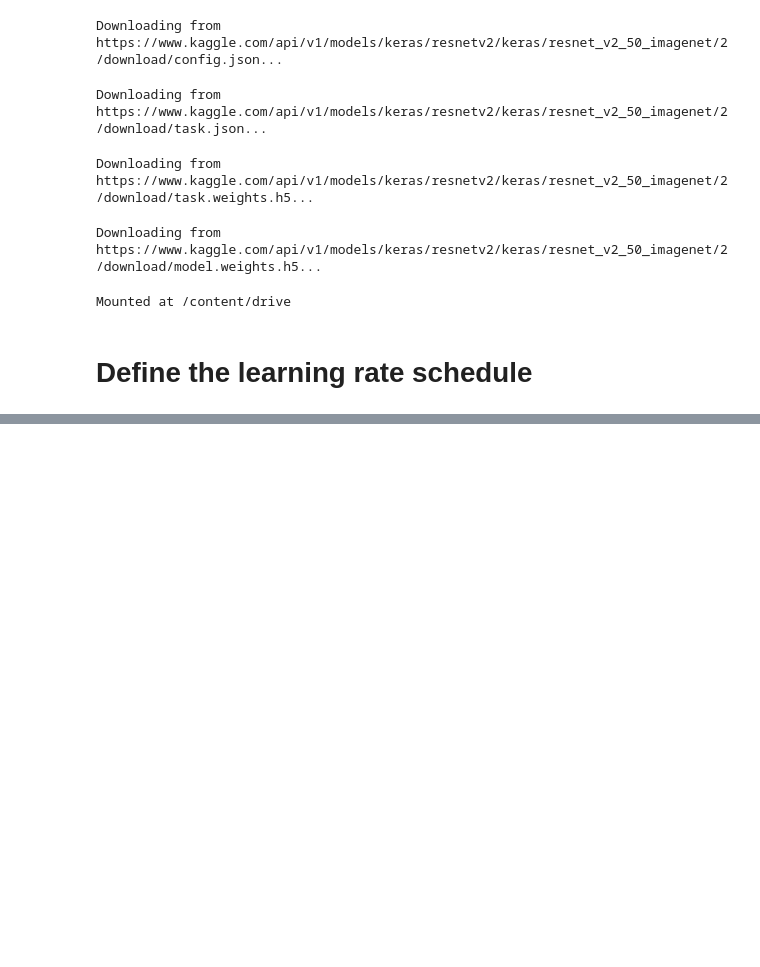
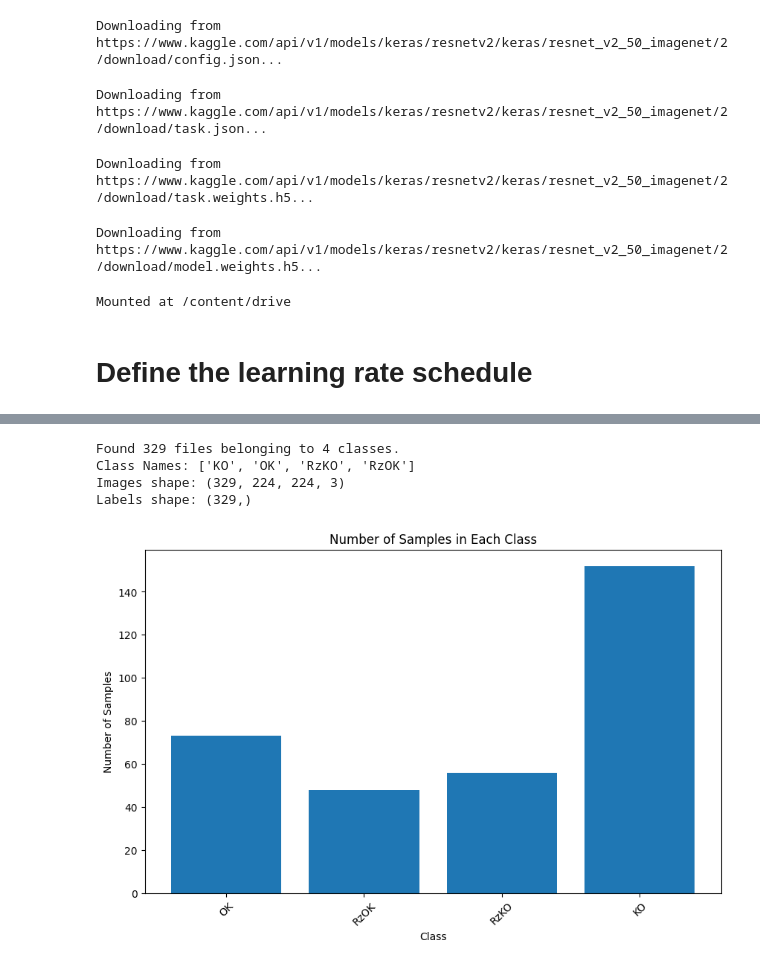
Before and after one commit to arminak6/Control-Quality, a Jupyter notebook: Code/Model/main.ipynb, the cells around one changed output, grey strips where cells are left out. Cells and saved outputs as stored; diff of their text form; code cells hidden in the pictures; blank space fills up the shorter version.

```diff
--- a/Code/Model/main.ipynb
+++ b/Code/Model/main.ipynb
@@ -667,0 +420,62 @@ plt.show()
+# %%
+import tensorflow as tf
+import numpy as np
+import matplotlib.pyplot as plt
+from collections import Counter
+
+# Desired class order
+desired_class_order = ["OK", "RzOK", "RzKO", "KO"]
+
+# Load dataset and retrieve class names
+dataset = tf.keras.preprocessing.image_dataset_from_directory(
+    "/content/drive/MyDrive/3D/tt/tt",
+    image_size=(224, 224),  # Define IMAGE_SIZE explicitly here
+    batch_size=1,
+    label_mode='int'
+)
+
+# Get the mapping of integer labels to class names
+class_names = dataset.class_names
+print("Class Names:", class_names)
+
+# Map integer labels to the desired class order
+label_to_name = {i: name for i, name in enumerate(class_names)}
+name_to_ordered_label = {name: desired_class_order.index(name) for name in desired_class_order}
+
+# Initialize lists for images and labels
+images = []
+labels = []
+
+# Extract images and remap labels based on the desired class order
+for image, label in dataset:
+    images.append(image[0].numpy())  # Convert image tensor to numpy array
+    original_label = label.numpy()[0]
+    labels.append(name_to_ordered_label[label_to_name[original_label]])  # Map to desired order
+
+# Convert lists to numpy arrays
+images = np.array(images)
+labels = np.array(labels)
+
+# Check the shape to confirm
+print("Images shape:", images.shape)
+print("Labels shape:", labels.shape)
+
+# Count samples per class
+class_counts = Counter(labels)
+ordered_classes = [desired_class_order[label] for label in sorted(class_counts.keys())]
+counts = [class_counts[label] for label in sorted(class_counts.keys())]
+
+# Plot number of samples in each class
+plt.figure(figsize=(10, 6))
+plt.bar(ordered_classes, counts)
+plt.title("Number of Samples in Each Class")
+plt.xlabel("Class")
+plt.ylabel("Number of Samples")
+plt.xticks(rotation=45)
+plt.show()
+# %% [output]
+Found 329 files belonging to 4 classes.
+Class Names: ['KO', 'OK', 'RzKO', 'RzOK']
+Images shape: (329, 224, 224, 3)
+Labels shape: (329,)
+[figure, added]
```
Also changed, not shown: parts of 33 cells of this notebook.
